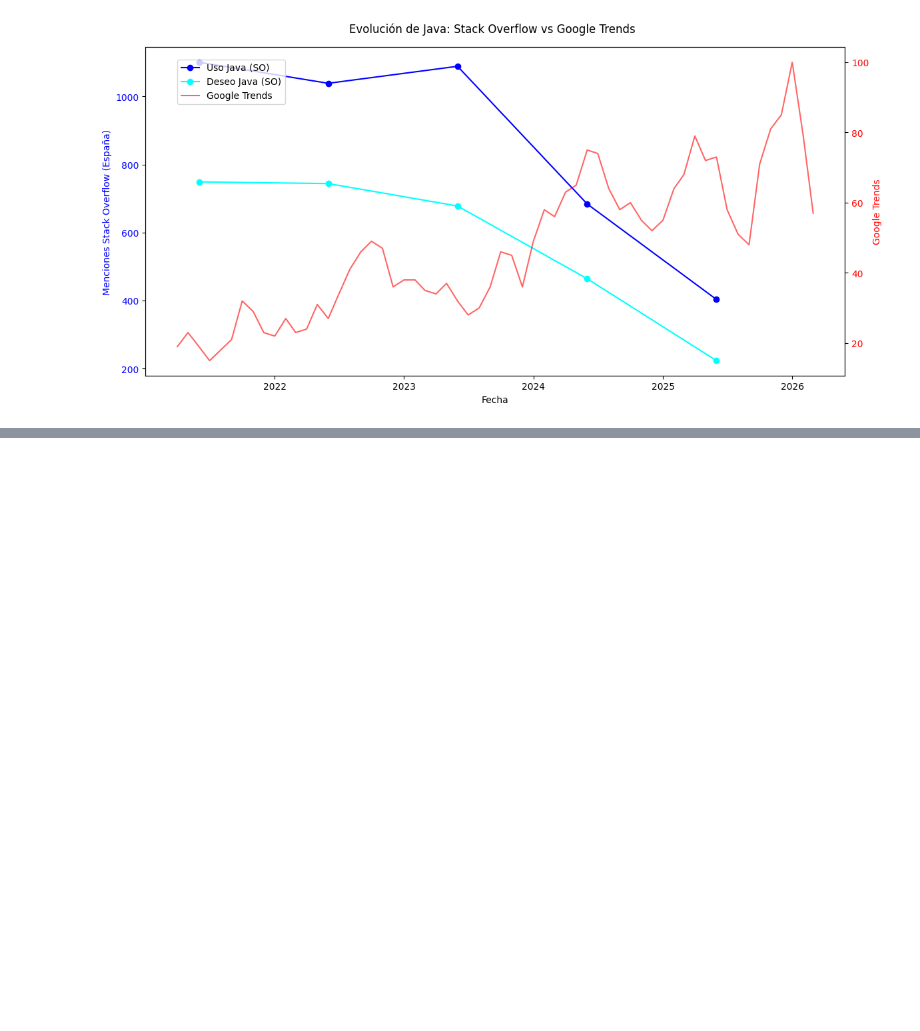
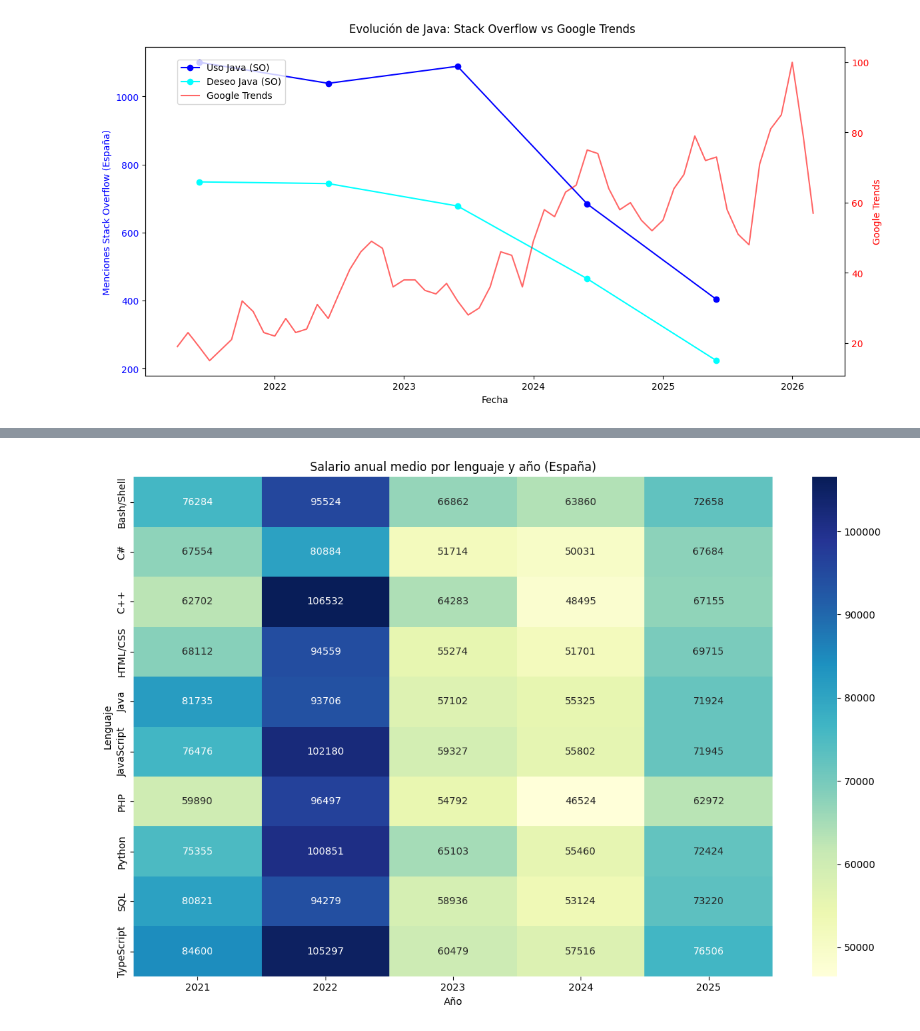
Before and after one commit to jlalonsoredon/EDA-programacion-tendencias, a Jupyter notebook: analisis-Stack-Overflow.ipynb, the cells around one changed output, grey strips where cells are left out. Saved outputs shown, nothing was run; the diff lists cells and outputs as text; code cells hidden in the pictures; blank space fills up the shorter version.

```diff
--- a/analisis-Stack-Overflow.ipynb
+++ b/analisis-Stack-Overflow.ipynb
@@ -582,0 +583,25 @@ plot_language_trends('Java', df_master, df_trends, years)
+# %%
+#vamos a crear un sns.heatmap con los lenguajes mas usados y el salario anual medio para cada lenguaje y entre los años
+import seaborn as sns
+#creamos un nuevo DataFrame con el salario anual medio para cada lenguaje de top_10_languages y para cada año de la lista
+#para conprobar 1º debe ver que algunao de los lenguajes de la lista top_10_languages esté en la columna de uso analizando toda la cadena de texto sepradeda por ';'
+# y luego calcular el salario anual medio para cada lenguaje agupado por año
+salarios_lenguajes = []
+for lang in top_10_languages:
+    mask = df_master['Lenguajes_uso'].fillna('').str.split(';').apply(lambda x, l=lang: l in x)
+    df_lang = df_master[mask].copy()
+    df_lang['Lenguajes_uso'] = lang
+    salarios_lenguajes.append(df_lang[['Lenguajes_uso', 'Salario_anual', 'Year']])
+
+df_top_10_languages = pd.concat(salarios_lenguajes, ignore_index=True).dropna(subset=['Salario_anual'])
+
+plt.figure(figsize=(12, 8))
+
+sns.heatmap(df_top_10_languages.pivot_table(index='Lenguajes_uso', columns='Year', values='Salario_anual', aggfunc='mean'), annot=True, fmt=".0f", cmap="YlGnBu")
+plt.xlabel('Año')
+plt.ylabel('Lenguaje')
+plt.title('Salario anual medio por lenguaje y año (España)')
+plt.tight_layout()
+plt.show()
+# %% [output]
+[figure, added]
```
Also changed, not shown: parts of 9 cells of this notebook.
